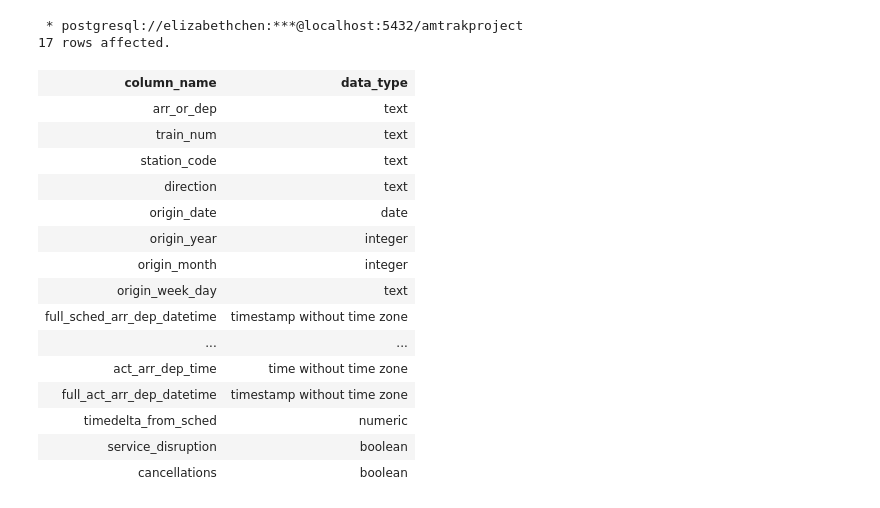
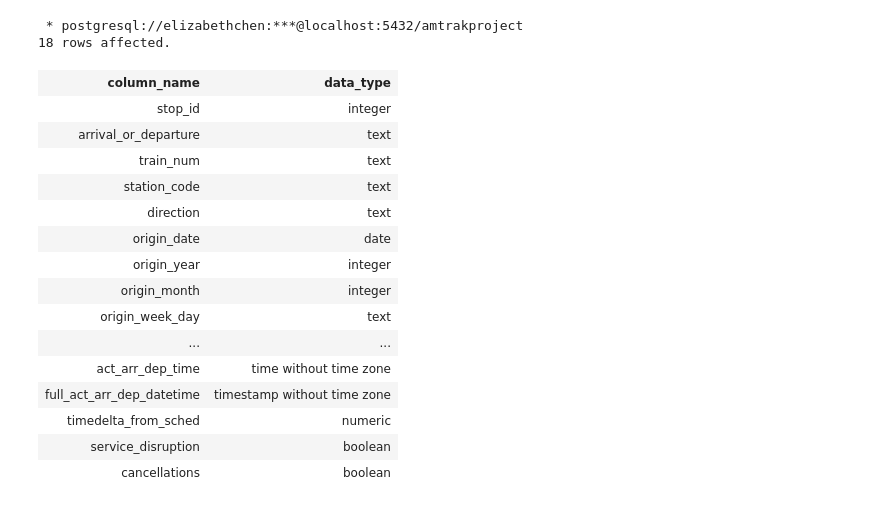
Before and after one commit to elizabeth-c-chen/data1050-amtrak-on-time-analysis, a Jupyter notebook: SQL.ipynb, the cells around one changed output. Saved outputs shown, nothing was run; the diff lists cells and outputs as text; code cells hidden in the pictures.

```diff
--- a/SQL.ipynb
+++ b/SQL.ipynb
@@ -83,18 +61,19 @@ LIMIT 25;
 # %%
 %%sql
 
 
 SELECT
     column_name, data_type
 FROM
     information_schema.columns
 WHERE
-    table_name = 'all_trains';
+    table_name = 'stops';
 # %% [output]
  * postgresql://elizabethchen:***@localhost:5432/amtrakproject
-17 rows affected.
+18 rows affected.
 | column_name | data_type |
-| arr_or_dep | text |
+| stop_id | integer |
+| arrival_or_departure | text |
 | train_num | text |
 | station_code | text |
 | direction | text |
@@ -102,7 +81,6 @@ WHERE
 | origin_year | integer |
 | origin_month | integer |
 | origin_week_day | text |
-| full_sched_arr_dep_datetime | timestamp without time zone |
 | ... | ... |
 | act_arr_dep_time | time without time zone |
 | full_act_arr_dep_datetime | timestamp without time zone |
```
Also changed, not shown: parts of 8 cells of this notebook, 7 other files.
